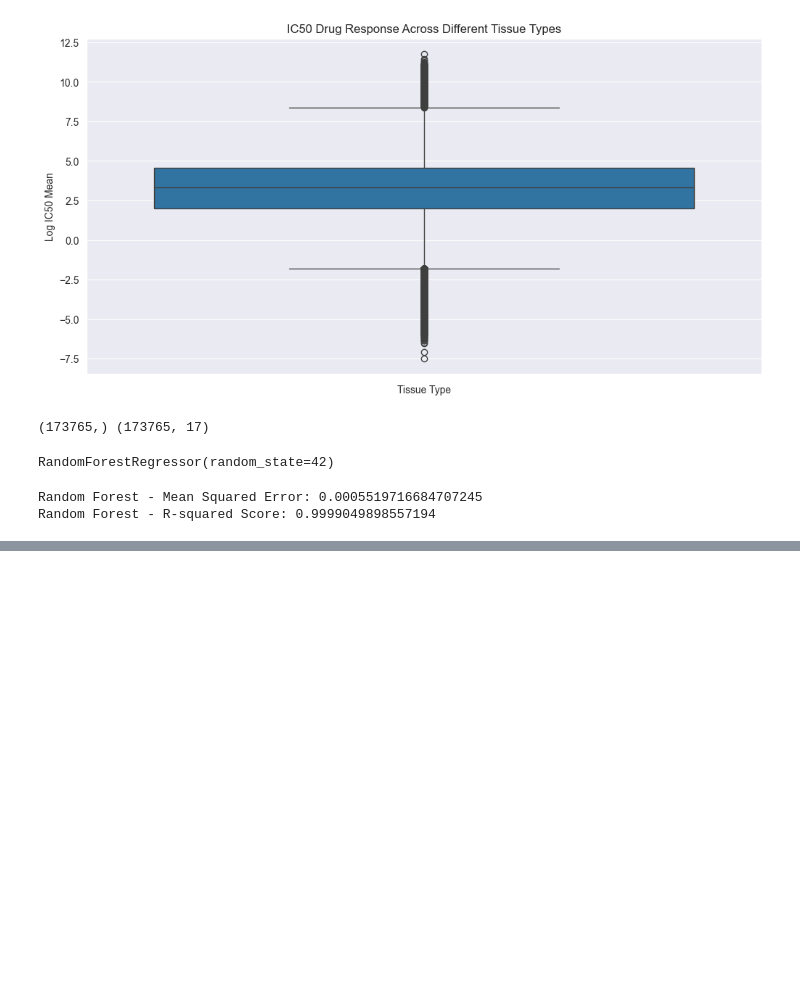
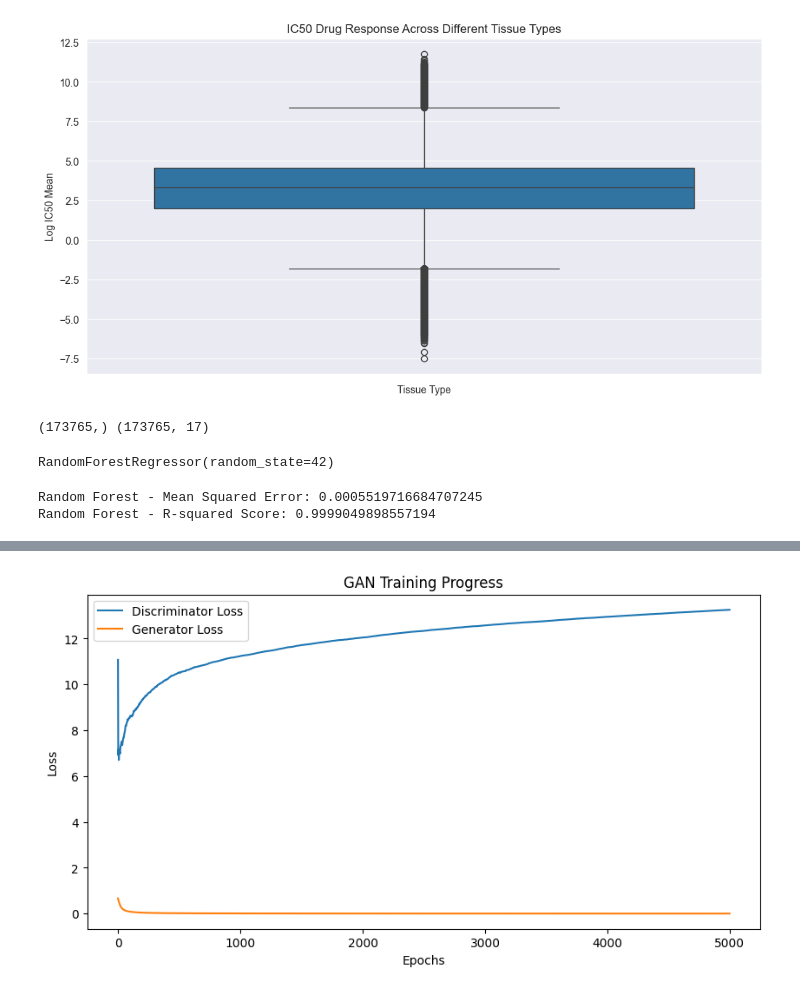
Before and after one commit to Ash2809/Personalized-Drug-Response, a Jupyter notebook: exp/exp.ipynb, the cells around one changed output, grey strips where cells are left out. Cells and saved outputs as stored; diff of their text form; code cells hidden in the pictures; blank space fills up the shorter version.

Commit message:
GAN trained

```diff
--- a/exp/exp.ipynb
+++ b/exp/exp.ipynb
@@ -167,0 +209,35 @@ pickle.dumps(rf_model)
+# %%
+discriminator.trainable = False
+gan_input = tf.keras.Input(shape=(latent_dim,))
+generated_data = generator(gan_input)
+gan_output = discriminator(generated_data)
+
+gan = tf.keras.Model(gan_input, gan_output)
+gan.compile(loss='binary_crossentropy', optimizer=opt_g)
+# %%
+epochs = 5000
+batch_size = 32
+d_losses, g_losses = [], []
+
+for epoch in range(epochs):
+    noise = np.random.normal(0, 1, (batch_size, latent_dim))
+    fake_data = generator.predict(noise)
+
+    real_data = x_train.iloc[np.random.randint(0, x_train.shape[0], batch_size)]
+
+    real_labels = np.ones((batch_size, 1)) * 0.9
+    fake_labels = np.zeros((batch_size, 1))
+
+    d_loss_real = discriminator.train_on_batch(real_data, real_labels)
+    d_loss_fake = discriminator.train_on_batch(fake_data, fake_labels)
+    d_loss = 0.5 * np.add(d_loss_real, d_loss_fake)
+
+    noise = np.random.normal(0, 1, (batch_size, latent_dim))
+    misleading_labels = np.ones((batch_size, 1))
+    g_loss = gan.train_on_batch(noise, misleading_labels)
+
+    d_losses.append(d_loss[0])
+    g_losses.append(g_loss)
+
+    if epoch % 500 == 0:
+        print(f"Epoch {epoch}, D Loss: {d_loss[0]}, G Loss: {g_loss}")
@@ -167,0 +263,11 @@ pickle.dumps(rf_model)
+# %%
+plt.figure(figsize=(10, 5))
+plt.plot(d_losses, label="Discriminator Loss")
+plt.plot(g_losses, label="Generator Loss")
+plt.xlabel("Epochs")
+plt.ylabel("Loss")
+plt.legend()
+plt.title("GAN Training Progress")
+plt.show()
+# %% [output]
+[figure, added]
```
Also changed, not shown: parts of 6 cells of this notebook.
